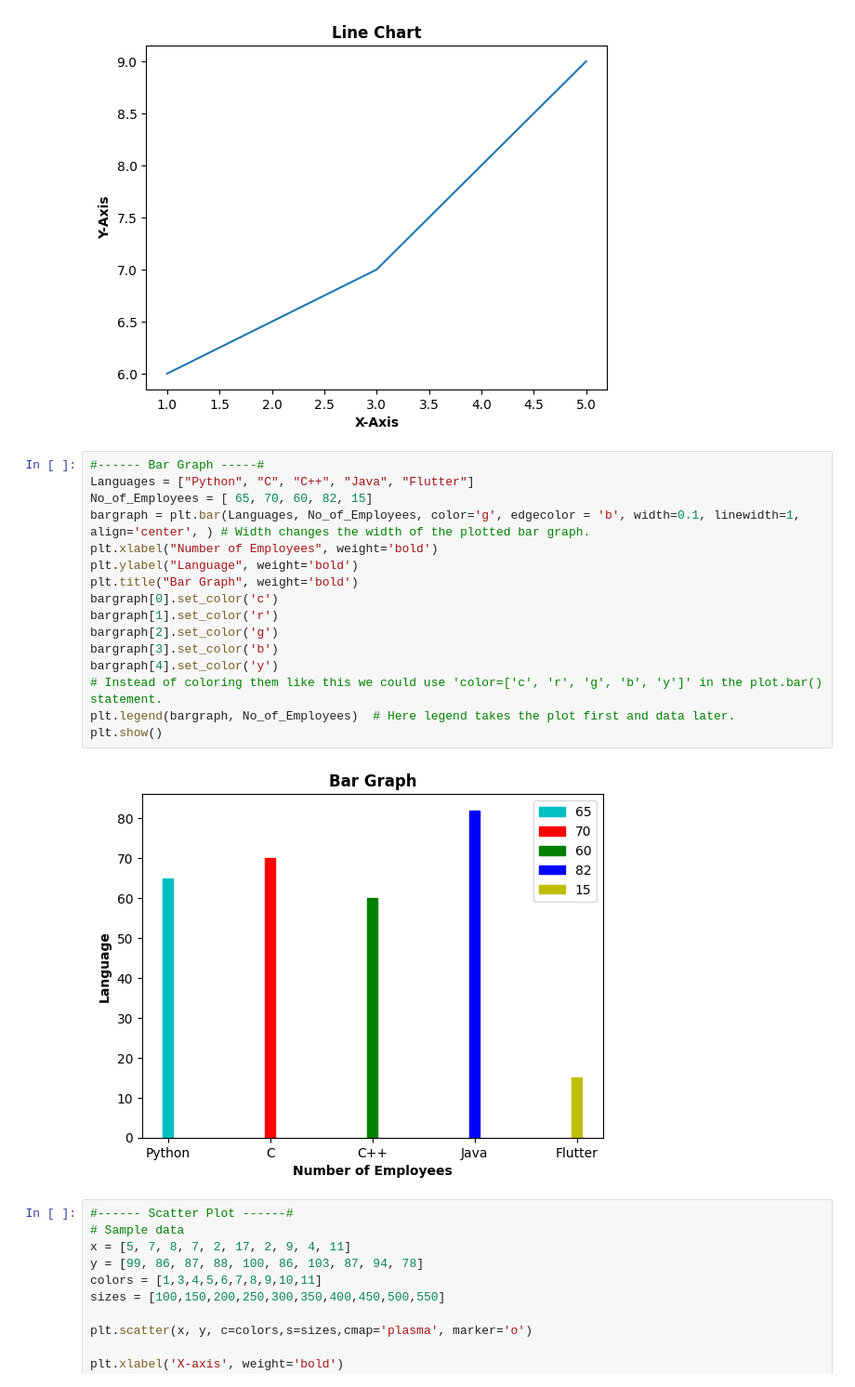
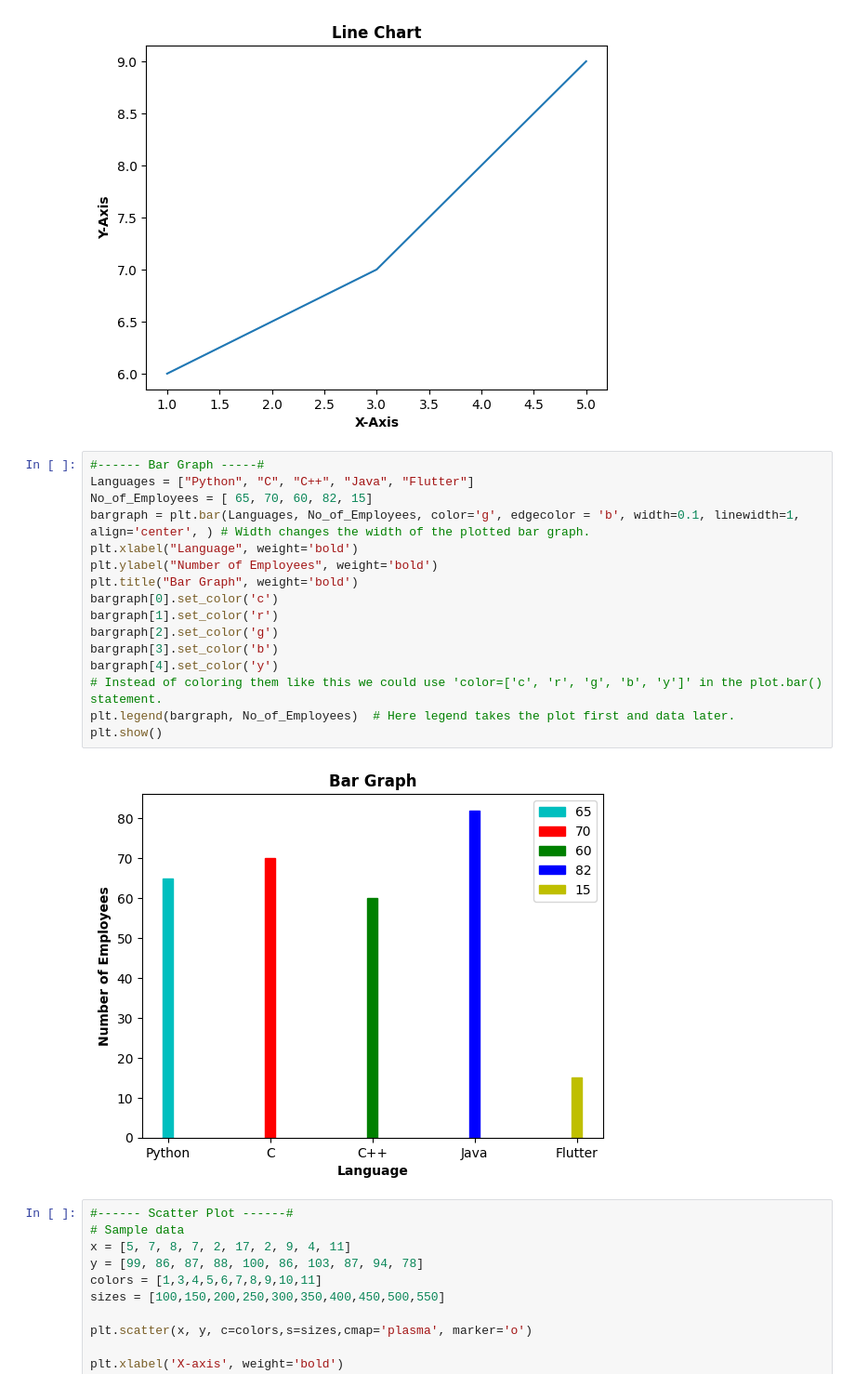
Before and after one commit to JayPatil165/CDAC_Bootcamp, a Jupyter notebook: Day 2/data_visulaization.ipynb, the cells around one changed output. Shown at 93% size. Cells and saved outputs as stored; diff of their text form.

```diff
--- a/Day 2/data_visulaization.ipynb
+++ b/Day 2/data_visulaization.ipynb
@@ -21,21 +21,21 @@ Text(0.5, 1.0, 'Line Chart')
 # %%
 #------ Bar Graph -----#
 Languages = ["Python", "C", "C++", "Java", "Flutter"]
 No_of_Employees = [ 65, 70, 60, 82, 15]
-bargraph = plt.bar(Languages, No_of_Employees, color='g', edgecolor = 'b', width=0.1, linewidth=1,         align='center', ) # Width changes the width of the plotted bar graph.
-plt.xlabel("Number of Employees", weight='bold')
-plt.ylabel("Language", weight='bold')
+bargraph = plt.bar(Languages, No_of_Employees, color='g', edgecolor = 'b', width=0.1, linewidth=1, align='center', ) # Width changes the width of the plotted bar graph.
+plt.xlabel("Language", weight='bold')
+plt.ylabel("Number of Employees", weight='bold')
 plt.title("Bar Graph", weight='bold')
 bargraph[0].set_color('c')
 bargraph[1].set_color('r')
 bargraph[2].set_color('g')
 bargraph[3].set_color('b')
 bargraph[4].set_color('y')
 # Instead of coloring them like this we could use 'color=['c', 'r', 'g', 'b', 'y']' in the plot.bar() statement.
 plt.legend(bargraph, No_of_Employees)  # Here legend takes the plot first and data later.
 plt.show()
 # %% [output]
-[figure, old version]
+[figure, new version]
 # %%
 #------ Scatter Plot ------#
 # Sample data
```
Also changed, not shown: parts of 1 cell of this notebook, 3 other files.
